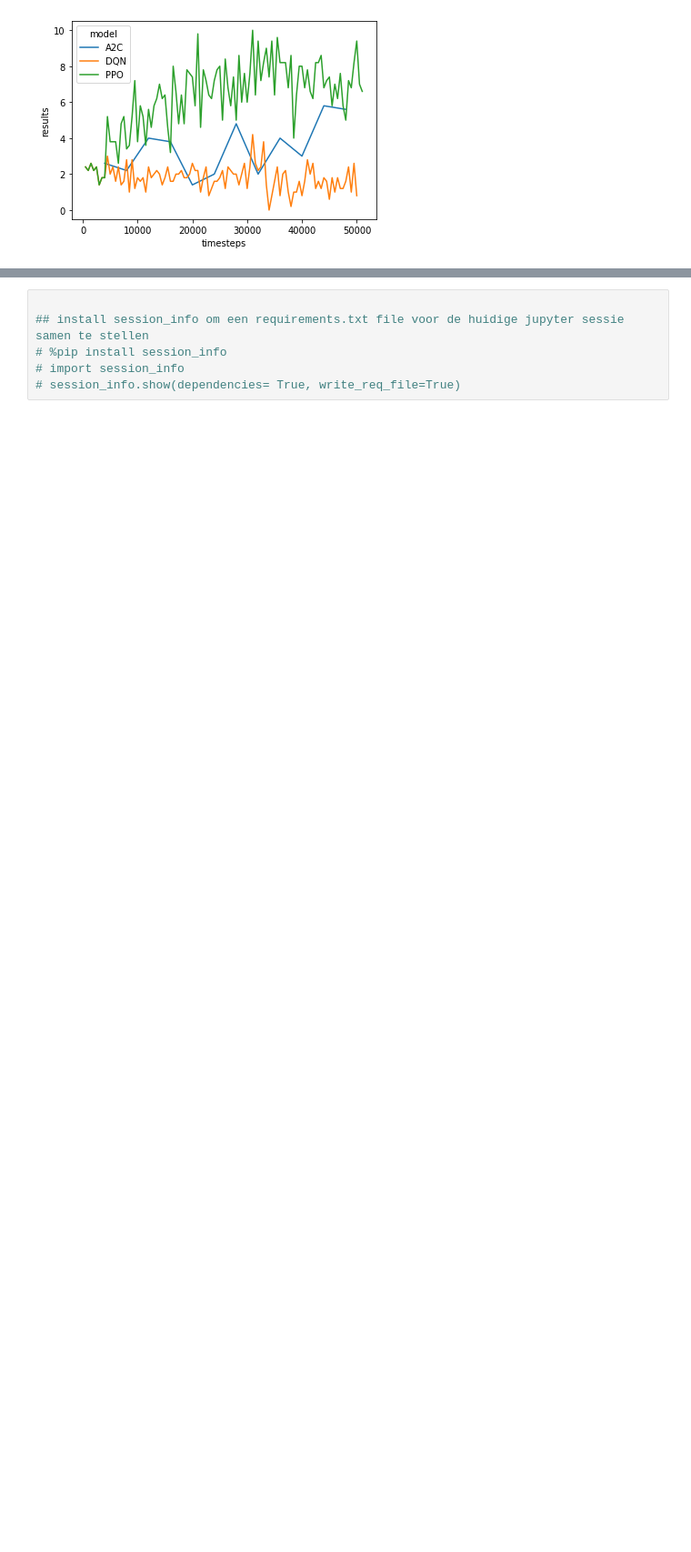
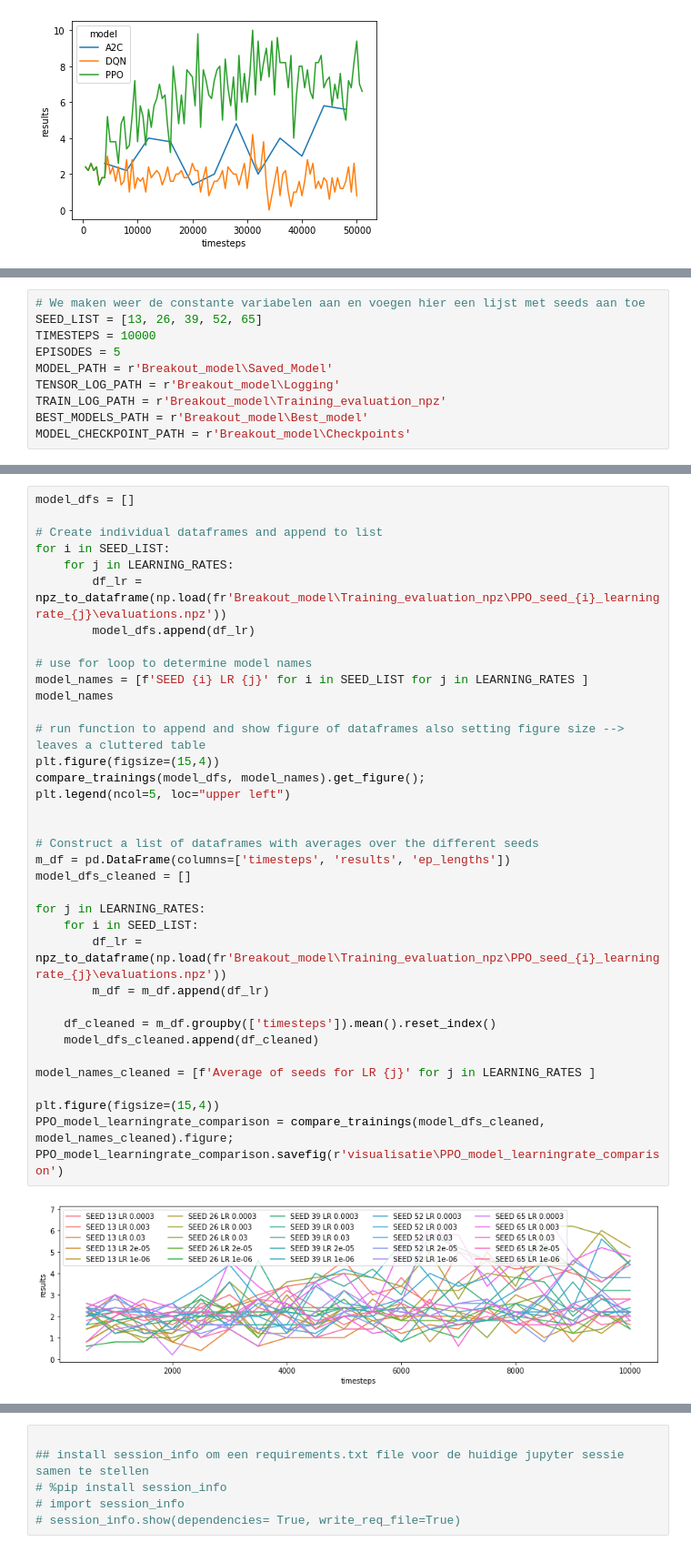
Before and after one commit to MaelvanDijk/PfDS, a Jupyter notebook: RL.ipynb, the cells around one changed output, grey strips where cells are left out. Shown at 91% size. Saved outputs shown, nothing was run; the diff lists cells and outputs as text; blank space fills up the shorter version.

Commit message:
tuned two models

```diff
--- a/RL.ipynb
+++ b/RL.ipynb
@@ -1025,0 +1031,10 @@ Het uiteindelijke model waar we mee gaan werken is de PPO agent. Deze gaan we op
+# %%
+# We maken weer de constante variabelen aan en voegen hier een lijst met seeds aan toe
+SEED_LIST = [13, 26, 39, 52, 65]
+TIMESTEPS = 10000
+EPISODES = 5
+MODEL_PATH = r'Breakout_model\Saved_Model'
+TENSOR_LOG_PATH = r'Breakout_model\Logging'
+TRAIN_LOG_PATH = r'Breakout_model\Training_evaluation_npz'
+BEST_MODELS_PATH = r'Breakout_model\Best_model'
+MODEL_CHECKPOINT_PATH = r'Breakout_model\Checkpoints'
@@ -1025,0 +1103,38 @@ Het uiteindelijke model waar we mee gaan werken is de PPO agent. Deze gaan we op
+# %%
+model_dfs = []
+
+# Create individual dataframes and append to list
+for i in SEED_LIST:
+    for j in LEARNING_RATES:
+        df_lr = npz_to_dataframe(np.load(fr'Breakout_model\Training_evaluation_npz\PPO_seed_{i}_learningrate_{j}\evaluations.npz'))
+        model_dfs.append(df_lr)
+
+# use for loop to determine model names
+model_names = [f'SEED {i} LR {j}' for i in SEED_LIST for j in LEARNING_RATES ]
+model_names
+
+# run function to append and show figure of dataframes also setting figure size --> leaves a cluttered table
+plt.figure(figsize=(15,4))
+compare_trainings(model_dfs, model_names).get_figure();
+plt.legend(ncol=5, loc="upper left")
+
+
+# Construct a list of dataframes with averages over the different seeds
+m_df = pd.DataFrame(columns=['timesteps', 'results', 'ep_lengths'])
+model_dfs_cleaned = []
+
+for j in LEARNING_RATES:
+    for i in SEED_LIST:
+        df_lr = npz_to_dataframe(np.load(fr'Breakout_model\Training_evaluation_npz\PPO_seed_{i}_learningrate_{j}\evaluations.npz'))
+        m_df = m_df.append(df_lr)
+
+    df_cleaned = m_df.groupby(['timesteps']).mean().reset_index()
+    model_dfs_cleaned.append(df_cleaned)
+
+model_names_cleaned = [f'Average of seeds for LR {j}' for j in LEARNING_RATES ]
+
+plt.figure(figsize=(15,4))
+PPO_model_learningrate_comparison = compare_trainings(model_dfs_cleaned, model_names_cleaned).figure;
+PPO_model_learningrate_comparison.savefig(r'visualisatie\PPO_model_learningrate_comparison')
+# %% [output]
+[figure, added]
```
Also changed, not shown: parts of 6 cells of this notebook, 52 other files.
